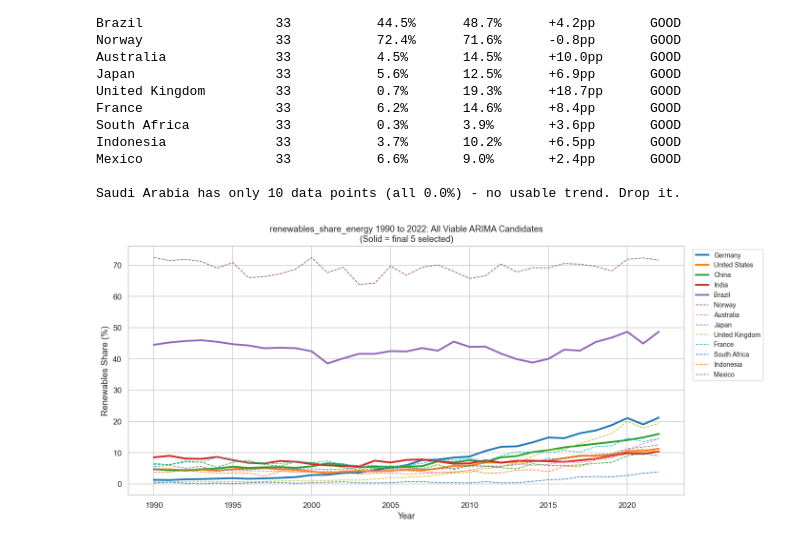
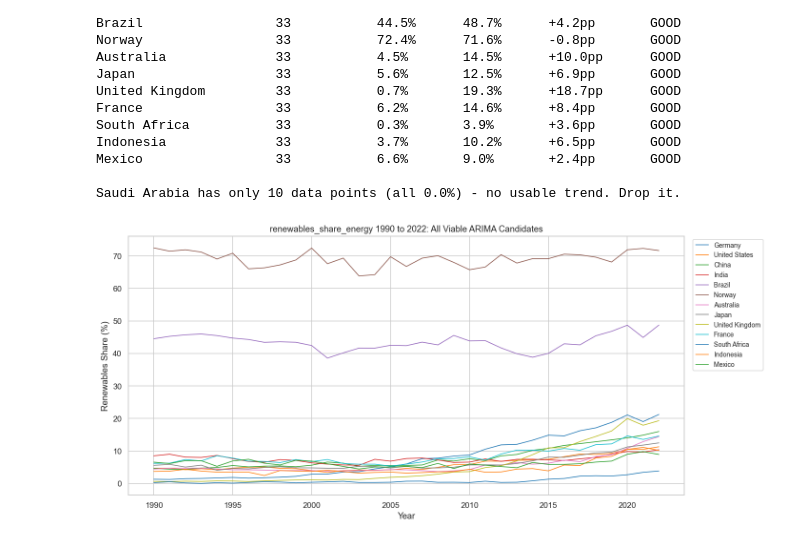
Before and after one commit to iggygonzales/ds4420-final-project, a Jupyter notebook: EDA/Country_Selection_EDA.ipynb, the cells around one changed output. Cells and saved outputs as stored; diff of their text form; code cells hidden in the pictures.

```diff
--- a/EDA/Country_Selection_EDA.ipynb
+++ b/EDA/Country_Selection_EDA.ipynb
@@ -360,24 +357,23 @@ Saudi Arabia has only 10 data points (all 0.0%) - no usable trend. Drop it.
 # %%
 # Plot all viable candidates
 good_candidates = [r['country'] for r in results if r['status'] == 'GOOD']
 
 fig, ax = plt.subplots(figsize=(13, 6))
 colors_map = plt.cm.tab10.colors
-final_5 = ['Germany', 'United States', 'China', 'India', 'Brazil']
 
 for i, c in enumerate(good_candidates):
     sub = df[(df['country'] == c) & (df['year'] >= 1990)].sort_values('year')
     vals = sub[['year', TARGET]].dropna()
-    lw = 2.5 if c in final_5 else 1
-    ls = '-'  if c in final_5 else '--'
+    lw =  1
+    ls = '-'
     ax.plot(vals['year'], vals[TARGET], label=c,
             linewidth=lw, linestyle=ls, color=colors_map[i % 10])
 
-ax.set_title('renewables_share_energy 1990 to 2022: All Viable ARIMA Candidates\n(Solid = final 5 selected)', fontsize=12)
+ax.set_title('renewables_share_energy 1990 to 2022: All Viable ARIMA Candidates', fontsize=12)
 ax.set_xlabel('Year')
 ax.set_ylabel('Renewables Share (%)')
 ax.legend(bbox_to_anchor=(1.01, 1), loc='upper left', fontsize=9)
 plt.tight_layout()
 plt.show()
 # %% [output]
-[figure, old version]
+[figure, new version]
```
Also changed, not shown: parts of 9 cells of this notebook, 6 other files.
